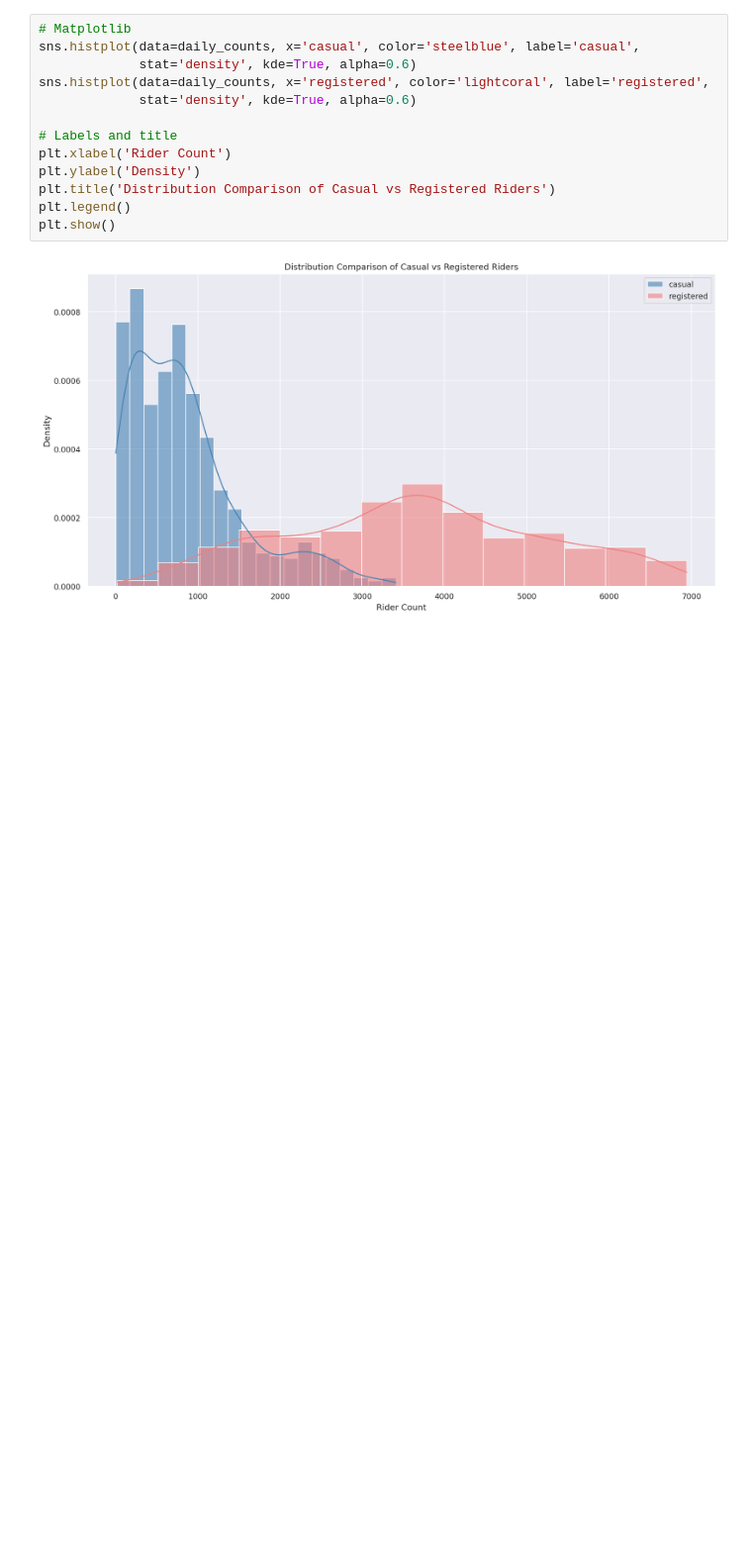
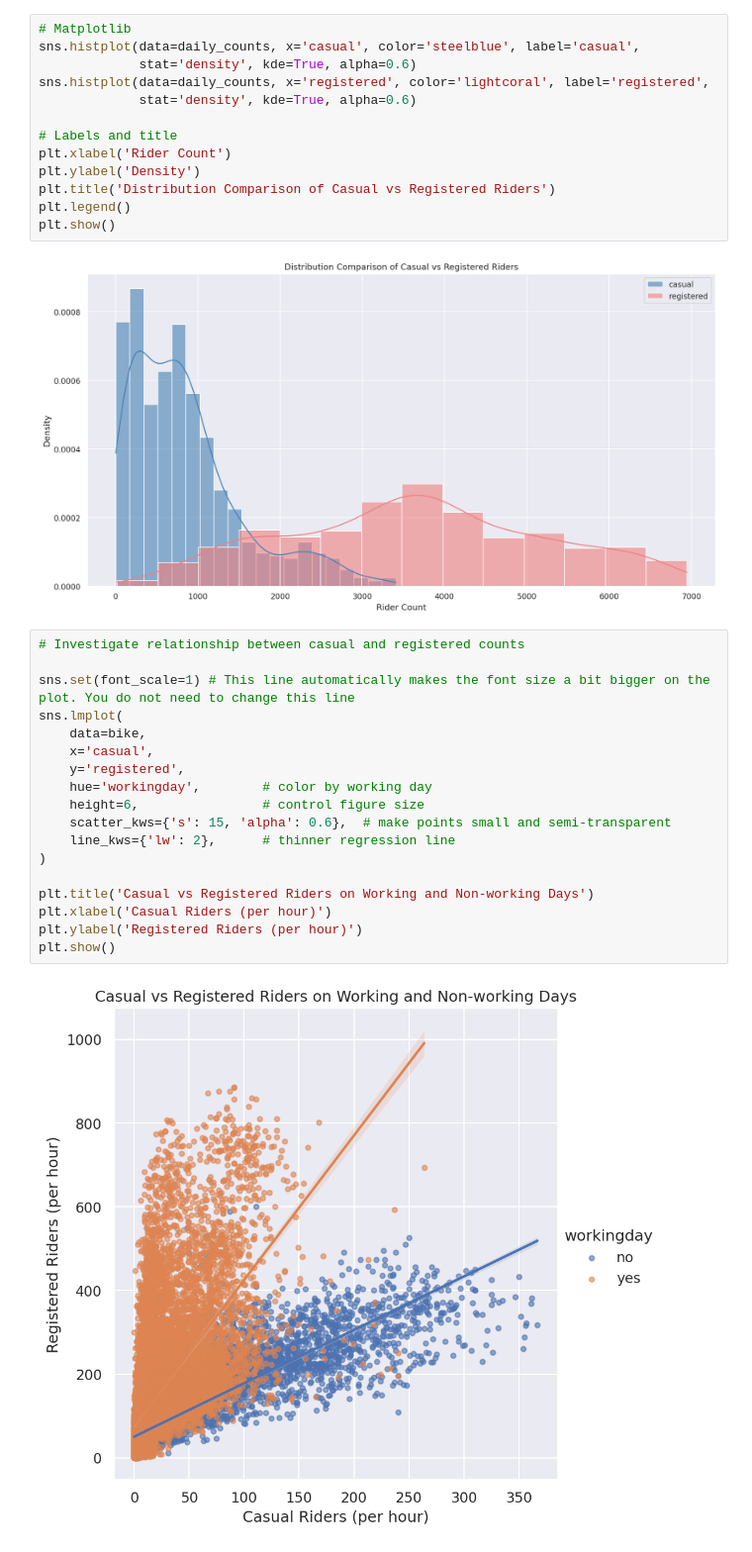
Before and after one commit to avahuu/dc_bikesharing, a Jupyter notebook: bikesharing.ipynb, the cells around one changed output. Shown at 99% size. Drawn from its saved outputs; the diff is of its cells as text; blank space fills up the shorter version.

```diff
--- a/bikesharing.ipynb
+++ b/bikesharing.ipynb
@@ -97,3 +88,23 @@ plt.legend()
 plt.show()
 # %% [output]
 [figure]
+# %%
+# Investigate relationship between casual and registered counts
+
+sns.set(font_scale=1) # This line automatically makes the font size a bit bigger on the plot. You do not need to change this line
+sns.lmplot(
+    data=bike,
+    x='casual',
+    y='registered',
+    hue='workingday',        # color by working day
+    height=6,                # control figure size
+    scatter_kws={'s': 15, 'alpha': 0.6},  # make points small and semi-transparent
+    line_kws={'lw': 2},      # thinner regression line
+)
+
+plt.title('Casual vs Registered Riders on Working and Non-working Days')
+plt.xlabel('Casual Riders (per hour)')
+plt.ylabel('Registered Riders (per hour)')
+plt.show()
+# %% [output]
+[figure, added]
```
Also changed, not shown: parts of 8 cells of this notebook.
